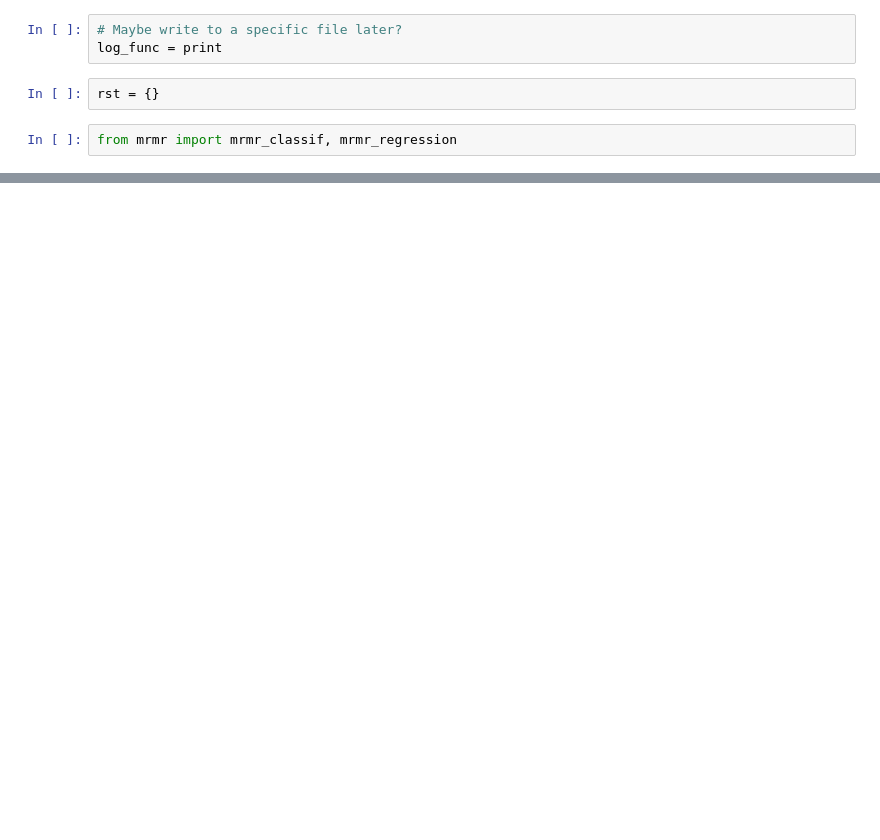
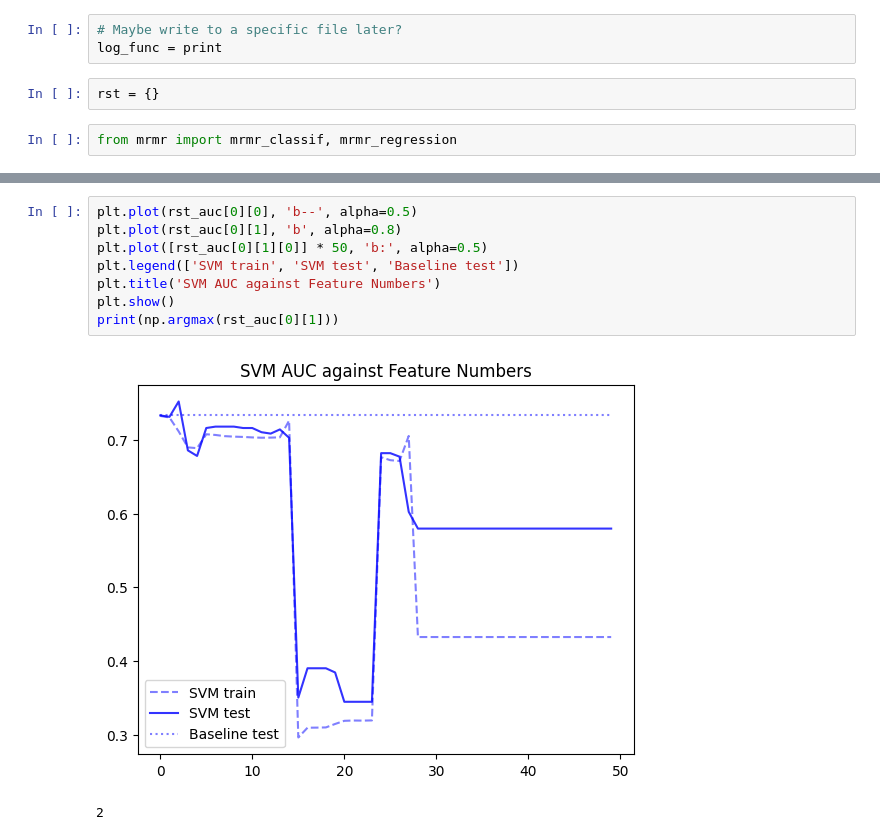
Before and after one commit to Biobots/Levodopa_Parkinson_MRI, a Jupyter notebook: prototype.ipynb, the cells around one changed output, grey strips where cells are left out. Saved outputs shown, nothing was run; the diff lists cells and outputs as text; blank space fills up the shorter version.

```diff
--- a/prototype.ipynb
+++ b/prototype.ipynb
@@ -200,0 +350,11 @@ AUC train 0.9510157711841754, test 0.6477272727272728
+# %%
+plt.plot(rst_auc[0][0], 'b--', alpha=0.5)
+plt.plot(rst_auc[0][1], 'b', alpha=0.8)
+plt.plot([rst_auc[0][1][0]] * 50, 'b:', alpha=0.5)
+plt.legend(['SVM train', 'SVM test', 'Baseline test'])
+plt.title('SVM AUC against Feature Numbers')
+plt.show()
+print(np.argmax(rst_auc[0][1]))
+# %% [output]
+[figure, added]
+2
```
Also changed, not shown: parts of 6 cells of this notebook, 8 other files.
